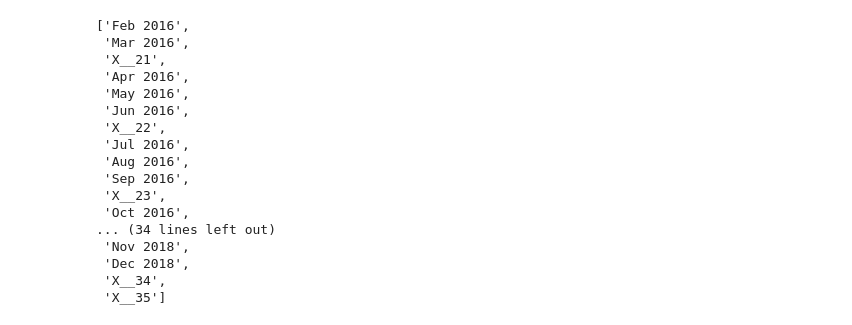
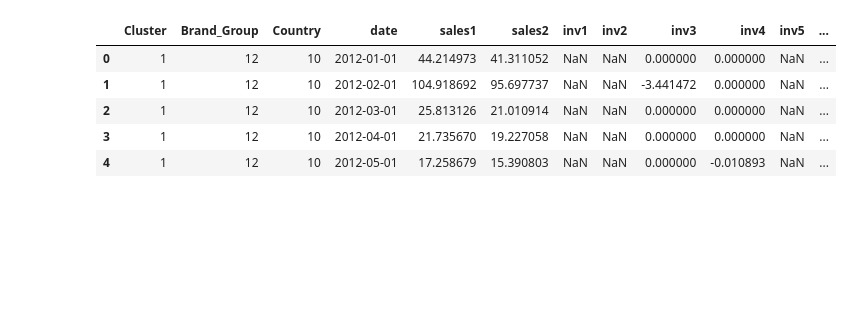
Before and after one commit to SergiGomez/novartis-datathon, a Jupyter notebook: sergi_notebook_prueba_1.ipynb, the cells around one changed output. Saved outputs shown, nothing was run; the diff lists cells and outputs as text; code cells hidden in the pictures; blank space fills up the shorter version.

```diff
--- a/sergi_notebook_prueba_1.ipynb
+++ b/sergi_notebook_prueba_1.ipynb
@@ -53,26 +43,16 @@ key_vars= ['Cluster',
-# %%
-list(df.columns[-50:])
-# %% [output]
-['Feb 2016',
- 'Mar 2016',
- 'X__21',
- 'Apr 2016',
- 'May 2016',
- 'Jun 2016',
- 'X__22',
- 'Jul 2016',
- 'Aug 2016',
- 'Sep 2016',
- 'X__23',
- 'Oct 2016',
-... (34 lines left out)
- 'Nov 2018',
- 'Dec 2018',
- 'X__34',
- 'X__35']
-# %%
-df = pd.melt(df[list(df.columns[-50:])+ key_vars],
-                        id_vars= key_vars, var_name='date', value_name='sales')
+# %%
+df['Country'] = df['Country'].str.extract('(\d+)').astype(int)
+df['Brand_Group'] = df['Brand_Group'].str.extract('(\d+)').astype(int)
+df['Cluster'] = df['Cluster'].str.extract('(\d+)').astype(int)
+# %%
+df.head()
+# %% [output]
+|  | Cluster | Brand_Group | Country | date | sales1 | sales2 | inv1 | inv2 | inv3 | inv4 | inv5 | ... |
+| 0 | 1 | 12 | 10 | 2012-01-01 | 44.214973 | 41.311052 | NaN | NaN | 0.000000 | 0.000000 | NaN | ... |
+| 1 | 1 | 12 | 10 | 2012-02-01 | 104.918692 | 95.697737 | NaN | NaN | -3.441472 | 0.000000 | NaN | ... |
+| 2 | 1 | 12 | 10 | 2012-03-01 | 25.813126 | 21.010914 | NaN | NaN | 0.000000 | 0.000000 | NaN | ... |
+| 3 | 1 | 12 | 10 | 2012-04-01 | 21.735670 | 19.227058 | NaN | NaN | 0.000000 | 0.000000 | NaN | ... |
+| 4 | 1 | 12 | 10 | 2012-05-01 | 17.258679 | 15.390803 | NaN | NaN | 0.000000 | -0.010893 | NaN | ... |
 # %%
 df.info()
 # %% [output]
```
Also changed, not shown: parts of 9 cells of this notebook, 2 other files.
